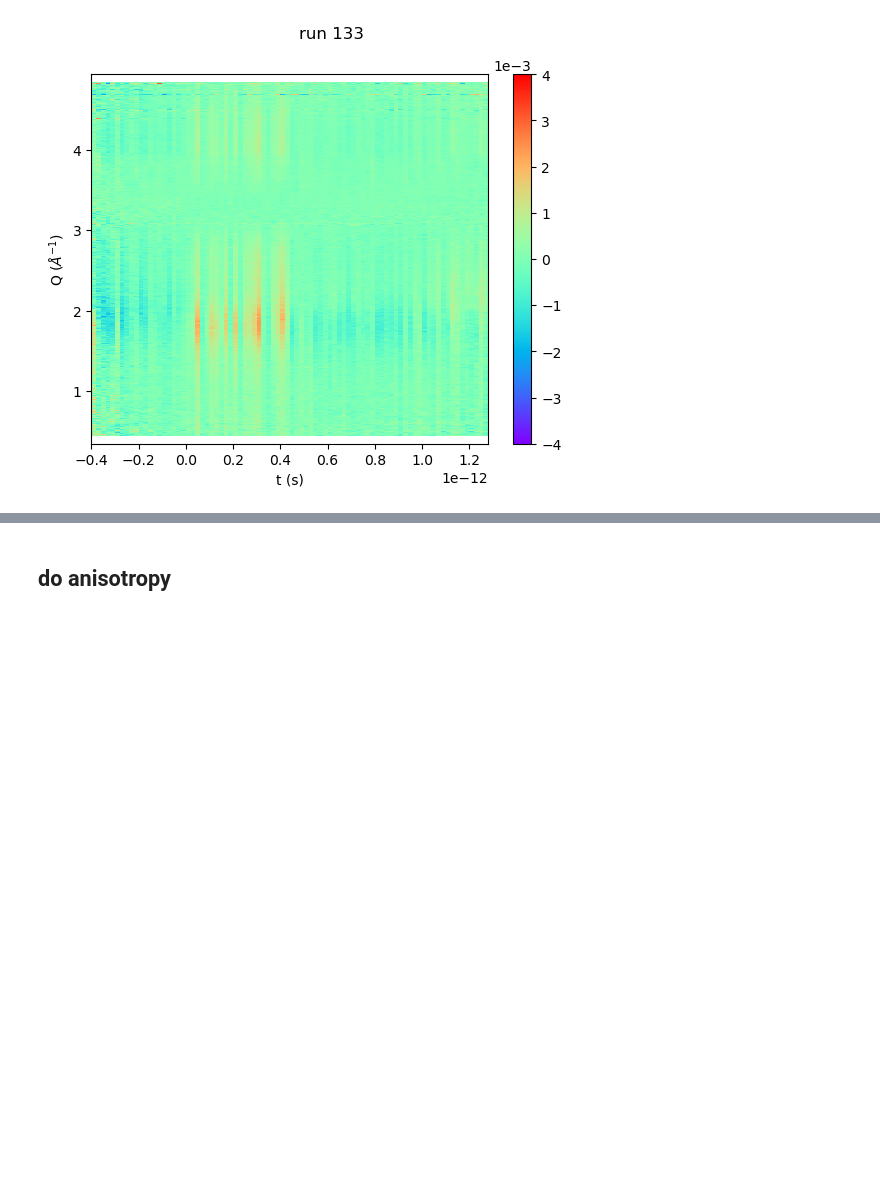
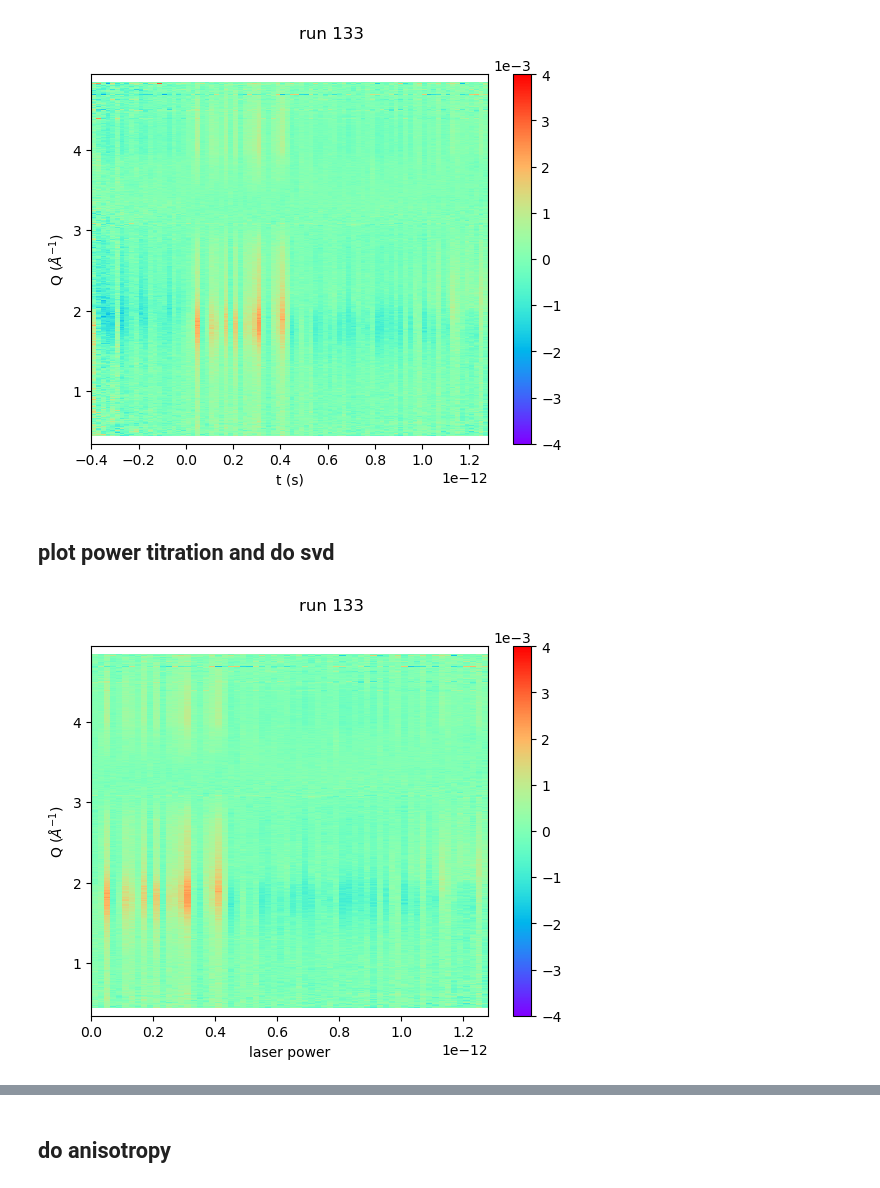
Before and after one commit to Solution-Phase-Chemistry/ReduceScatt, a Jupyter notebook: Master_XSS.ipynb, the cells around one changed output, grey strips where cells are left out. Drawn from its saved outputs; the diff is of its cells as text; code cells hidden in the pictures; blank space fills up the shorter version.

```diff
--- a/Master_XSS.ipynb
+++ b/Master_XSS.ipynb
@@ -215,3 +216,16 @@ plt.suptitle('run %i'%runnum)
 plt.clim(-4e-3,4e-3)
 # %% [output]
 [figure]
+# %% [markdown]
+## plot power titration and do svd
+# %%
+# plot azimuthal average
+
+goodt,trange=chooseR(0,30,ts)
+diff2d=np.nanmean(diff,1)
+plot_2d(ts[goodt],qs,diff2d[goodt,:],ccmap='rainbow')
+plt.suptitle('run %i'%runnum)
+plt.xlabel('laser power')
+plt.clim(-4e-3,4e-3)
+# %% [output]
+[figure, added]
```
Also changed, not shown: parts of 4 cells of this notebook, 3 other files.
